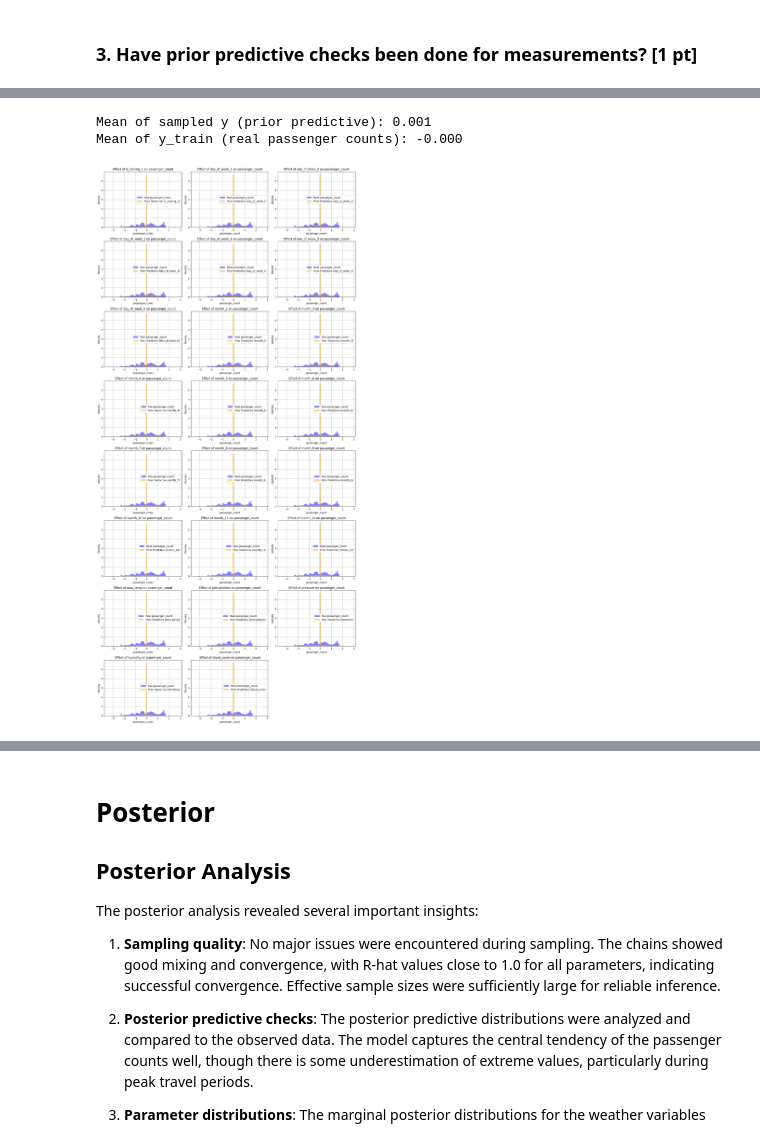
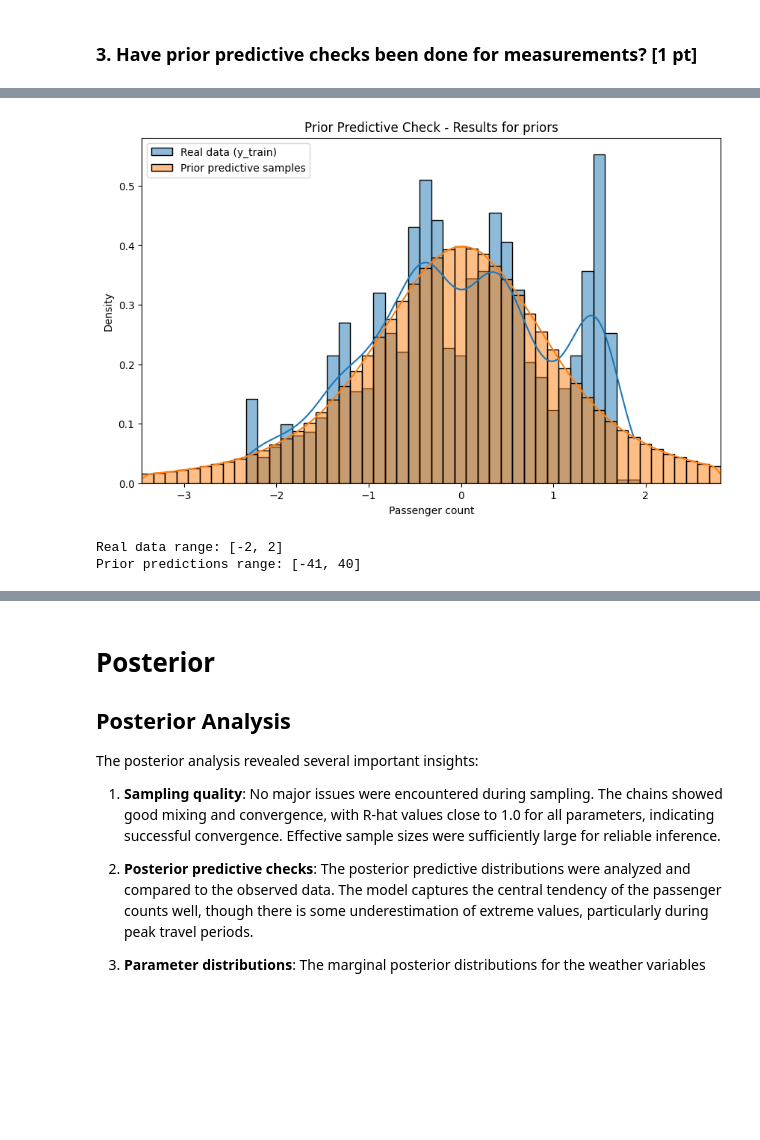
Before and after one commit to NorbertSzewczak/Bayesian-analysis-of-public-transport-passengers, a Jupyter notebook: model_1.ipynb, the cells around one changed output, grey strips where cells are left out. Saved outputs shown, nothing was run; the diff lists cells and outputs as text; code cells hidden in the pictures; blank space fills up the shorter version.

```diff
--- a/model_1.ipynb
+++ b/model_1.ipynb
@@ -195,52 +199,27 @@ chain 3 |          | 00:00 Status
 # %%
-# Extract samples from prior_fit
-y_samples = prior_fit.stan_variable("y")
+y_prior_stan = prior_fit.stan_variable('y').flatten()
+y_min, y_max = y_train.values.min() * 1.5, y_train.values.max() * 1.5
 
-# Compute means
-mean_y_train = np.mean(y_train) if len(y_train) > 0 else 0
-mean_y_samples = np.mean(y_samples)
+# Filter data to plot range
+y_prior_filtered = y_prior_stan[(y_prior_stan >= y_min) & (y_prior_stan <= y_max)]
 
-# Verify consistency
-print(f"Mean of sampled y (prior predictive): {mean_y_samples:.3f}")
-print(f"Mean of y_train (real passenger counts): {mean_y_train:.3f}")
+# Prior predictive check for measurements
+plt.figure(figsize=(10, 6))
+sns.histplot(y_train.values, bins=50, kde=True, alpha=0.5, label='Real data (y_train)',
+             stat='density', binrange=(y_min, y_max))
+sns.histplot(y_prior_filtered, bins=50, kde=True, alpha=0.5, label='Prior predictive samples',
+             stat='density', binrange=(y_min, y_max))
+plt.xlim(y_min, y_max)
+plt.xlabel('Passenger count')
+plt.ylabel('Density')
+plt.title('Prior Predictive Check - Results for priors')
+plt.legend()
+plt.show()
+
+# Data ranges and fit quality
+print(f"Real data range: [{y_train.values.min():.0f}, {y_train.values.max():.0f}]")
+print(f"Prior predictions range: [{y_prior_stan.min():.0f}, {y_prior_stan.max():.0f}]")
 # %% [output]
+[figure, added]
-Mean of sampled y (prior predictive): 0.001
-Mean of y_train (real passenger counts): -0.000
+Real data range: [-2, 2]
+Prior predictions range: [-41, 40]
-# %%
-y_prior = prior_fit.stan_variable('y').flatten()
-y_per_feature = prior_fit.stan_variable('y_per_feature')
-real_data = y_train.values
-n_features = len(feature_names)
-
-# Prepare subplots
-n_cols = min(n_features, 3)
-n_rows = (n_features + n_cols - 1) // n_cols
-fig, axes = plt.subplots(nrows=n_rows, ncols=n_cols, figsize=(5 * n_cols, 4 * n_rows))
-axes = axes.flatten() if n_features > 1 else [axes]
-
-bin_range = (real_data.min() * 1.5, real_data.max() * 1.5)
-
-# Plot for each feature
-for idx, feature in enumerate(feature_names):
-    y_feature = y_per_feature[:, idx, :].flatten()
-
-    # Use 'auto' binning (or manually set bins if needed)
-    axes[idx].hist(real_data, bins=50, density=True, alpha=0.5, label='Real passenger_count', color='blue', range=bin_range,
-                   histtype='stepfilled')
-    axes[idx].hist(y_feature, bins=50, density=True, alpha=0.5, label=f'Prior Predictive ({feature})', color='orange', range=bin_range,
-                   histtype='stepfilled')
-
-    axes[idx].set_title(f'Effect of {feature} on passenger_count')
-    axes[idx].set_xlabel('passenger_count')
-    axes[idx].set_ylabel('Density')
-    axes[idx].legend()
-    axes[idx].grid(True)
-
-# Hide any unused subplots
-for j in range(len(feature_names), len(axes)):
-    fig.delaxes(axes[j])
-
-plt.tight_layout()
-plt.show()
-# %% [output]
-[figure, removed]
```
Also changed, not shown: parts of 13 cells of this notebook, 4 other files.
